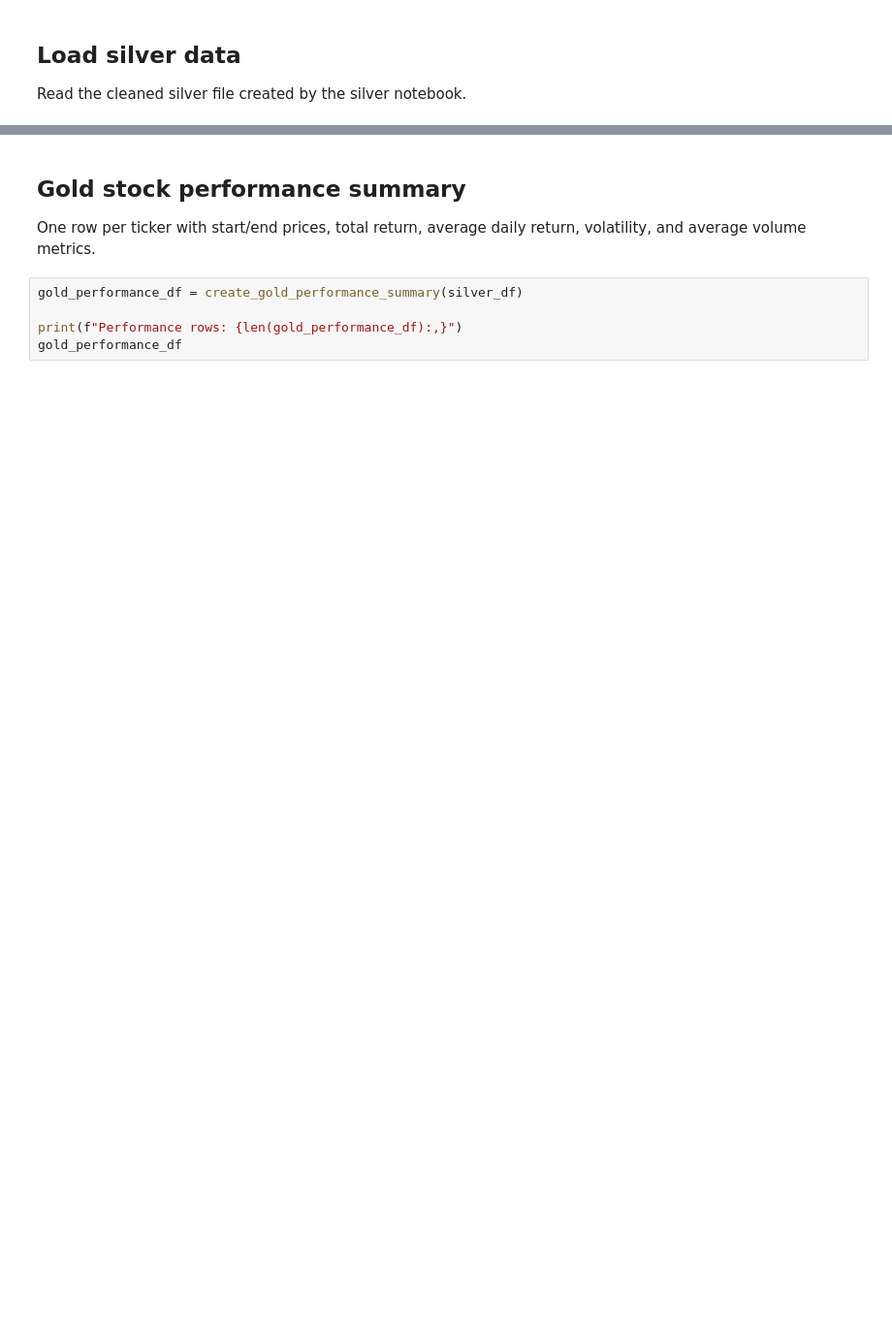
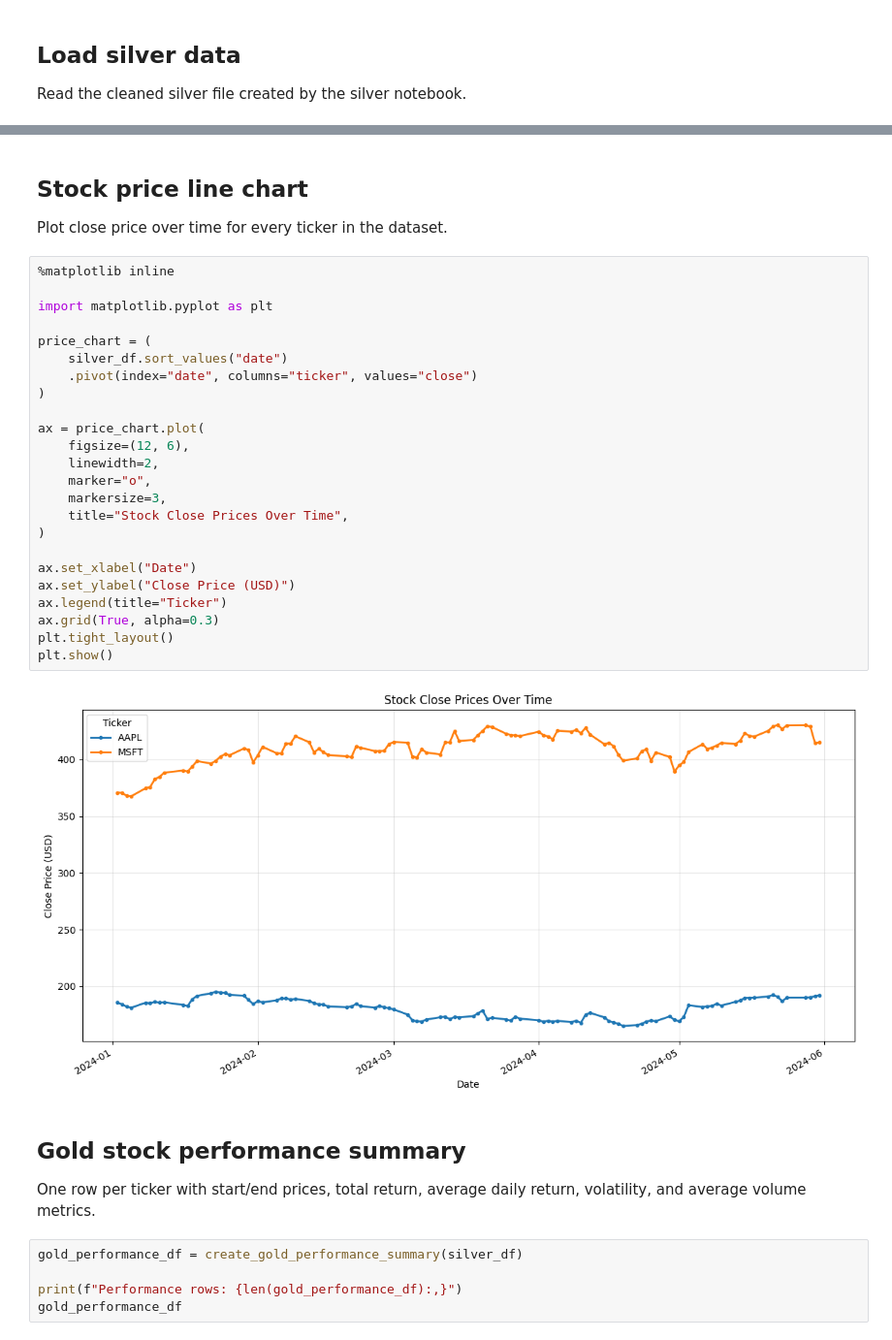
Before and after one commit to bete17/financial-market-analytics-warehouse, a Jupyter notebook: notebooks/03_create_gold_tables.ipynb, the cells around one changed output, grey strips where cells are left out. Shown at 97% size. Cells and saved outputs as stored; diff of their text form; blank space fills up the shorter version.

Commit message:
added line plot

```diff
--- a/notebooks/03_create_gold_tables.ipynb
+++ b/notebooks/03_create_gold_tables.ipynb
@@ -59,3 +72,33 @@ silver_df.head()
+# %% [markdown]
+## Stock price line chart
+
+Plot close price over time for every ticker in the dataset.
+# %%
+%matplotlib inline
+
+import matplotlib.pyplot as plt
+
+price_chart = (
+    silver_df.sort_values("date")
+    .pivot(index="date", columns="ticker", values="close")
+)
+
+ax = price_chart.plot(
+    figsize=(12, 6),
+    linewidth=2,
+    marker="o",
+    markersize=3,
+    title="Stock Close Prices Over Time",
+)
+
+ax.set_xlabel("Date")
+ax.set_ylabel("Close Price (USD)")
+ax.legend(title="Ticker")
+ax.grid(True, alpha=0.3)
+plt.tight_layout()
+plt.show()
+# %% [output]
+[figure, added]
 # %% [markdown]
 ## Gold stock performance summary
 
```
Also changed, not shown: parts of 6 cells of this notebook.
